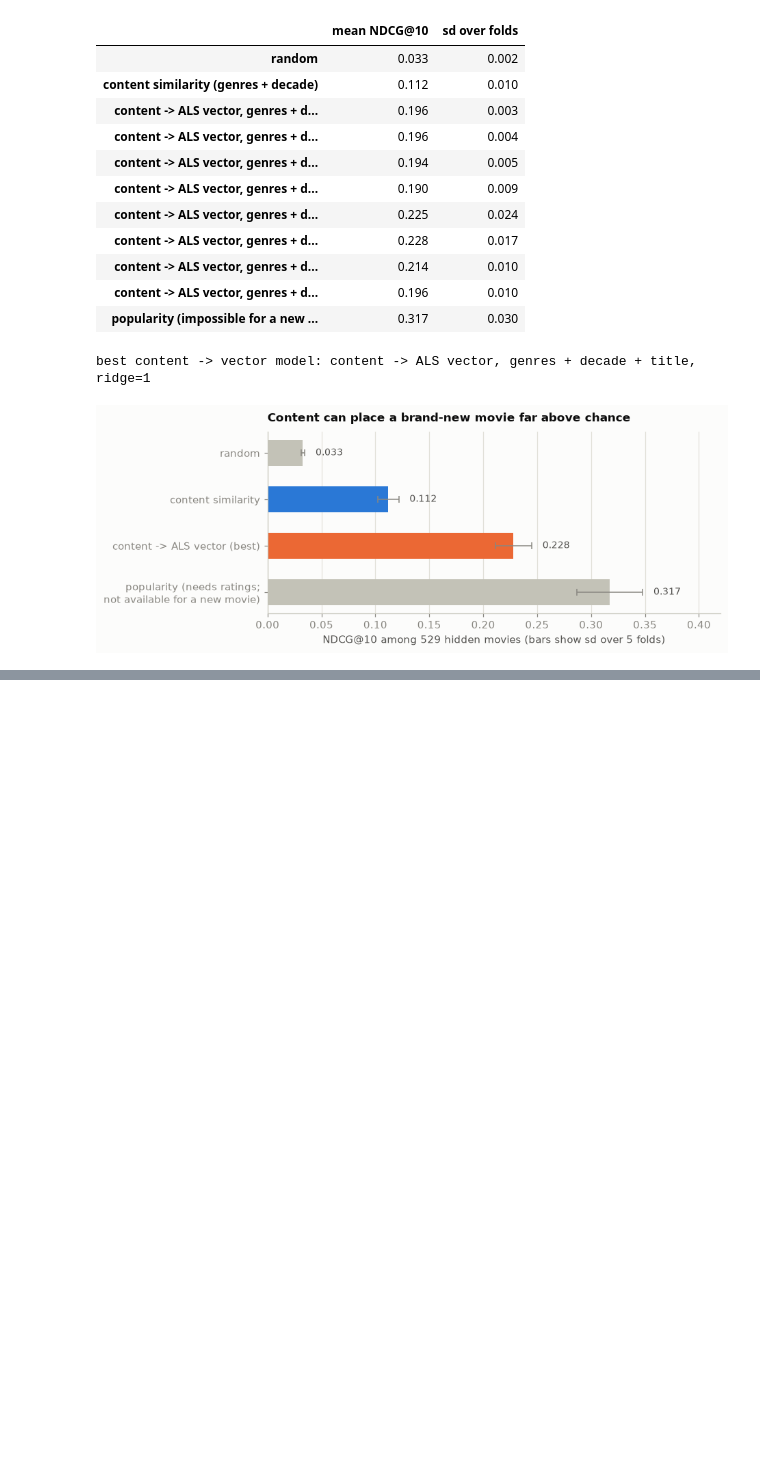
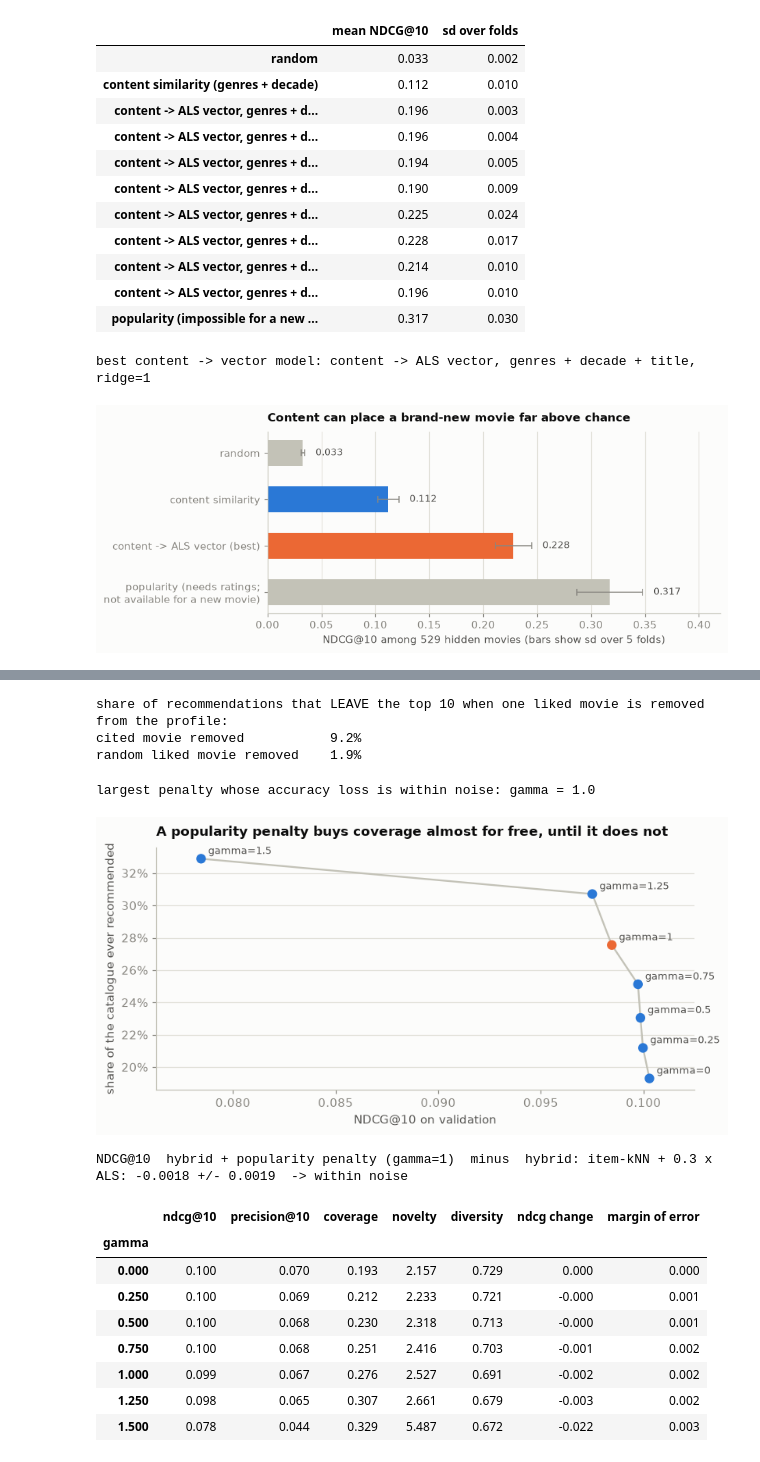
Before and after one commit to anushka-tyagi01/movie-recommendation-engine, a Jupyter notebook: notebooks/movie_recommendation_engine.ipynb, the cells around one changed output, grey strips where cells are left out. Cells and saved outputs as stored; diff of their text form; code cells hidden in the pictures; blank space fills up the shorter version.

```diff
--- a/notebooks/movie_recommendation_engine.ipynb
+++ b/notebooks/movie_recommendation_engine.ipynb
@@ -1545,0 +1730,80 @@ best content -> vector model: content -> ALS vector, genres + decade + title, ri
+# %%
+def zrow(v, unseen):
+    mu, sd = v[unseen].mean(), v[unseen].std() + 1e-9
+    return (v - mu) / sd
+
+rng = np.random.default_rng(SEED)
+sample = rng.choice(rows, 600, replace=False)
+outcome = {"cited movie removed": [], "random liked movie removed": []}
+for u in sample:
+    unseen = ~seen_train[u]
+    s_knn, z_als = S_knn[u].copy(), zrow(S_als[u], unseen)                # the ALS part is held fixed (see the note below)
+    base = zrow(s_knn, unseen) + best_w * z_als
+    base[~unseen] = -np.inf
+    top = np.argsort(-base, kind="stable")[:K]
+    liked_u = np.flatnonzero(R_lik[u])
+    for j in top:
+        cited = liked_u[np.argmax(sim_knn[liked_u, j])]
+        other = rng.choice(liked_u[liked_u != cited]) if len(liked_u) > 1 else cited
+        for name, m in [("cited movie removed", cited), ("random liked movie removed", other)]:
+            alt = zrow(s_knn - sim_knn[m], unseen) + best_w * z_als
+            alt[~unseen] = -np.inf
+            outcome[name].append((alt > alt[j]).sum() >= K)                # True = the item fell out of the top 10
+print("share of recommendations that LEAVE the top 10 when one liked movie is removed from the profile:")
+print(pd.Series({k: np.mean(v) for k, v in outcome.items()}).map("{:.1%}".format).to_string())
+# %% [output]
+share of recommendations that LEAVE the top 10 when one liked movie is removed from the profile:
+cited movie removed           9.2%
+random liked movie removed    1.9%
+# %%
+log_pop = np.log(train_n + 1.0)
+log_pop_z = ((log_pop - log_pop.mean()) / log_pop.std()).astype(np.float32)      # per movie: how popular it is, standardised
+
+gamma_grid = [0, 0.25, 0.5, 0.75, 1.0, 1.25, 1.5]
+H_rows, per_user, trade = S_hybrid[rows], {}, []
+for gam in gamma_grid:
+    recs = topk_chunked(H_rows - gam * log_pop_z[None, :], seen_rows)            # score = hybrid score - gamma * popularity
+    m = ranking_metrics(recs, rel_val[rows], K)
+    per_user[gam] = m["ndcg"]
+    trade.append({"gamma": gam, "ndcg@10": m["ndcg"].mean(), "precision@10": m["precision"].mean(),
+                  "coverage": catalogue_coverage(recs, n_items), "novelty": novelty(recs, item_pop_prob),
+                  "diversity": intra_list_diversity(recs, genre_mat)})
+trade = pd.DataFrame(trade).set_index("gamma")
+loss = {g_: per_user[g_] - per_user[0] for g_ in gamma_grid}                      # paired, per user
+trade["ndcg change"] = [loss[g_].mean() for g_ in gamma_grid]
+trade["margin of error"] = [1.96 * loss[g_].std(ddof=1) / np.sqrt(len(rows)) if g_ else 0.0 for g_ in gamma_grid]
+safe = [g_ for g_ in gamma_grid if trade.loc[g_, "ndcg change"] > -trade.loc[g_, "margin of error"]]   # accuracy loss not distinguishable from noise
+best_gamma = max(safe)
+print("largest penalty whose accuracy loss is within noise: gamma =", best_gamma)
+
+fig, ax = plt.subplots(figsize=(7.5, 3.8))
+ax.plot(trade["ndcg@10"], trade["coverage"], color=GRAY, lw=1.5)
+ax.scatter(trade["ndcg@10"], trade["coverage"], color=[ORANGE if g_ == best_gamma else BLUE for g_ in trade.index], s=50, zorder=3)
+for g_, r in trade.iterrows():
+    ax.annotate(f"gamma={g_:g}", (r["ndcg@10"], r["coverage"]), textcoords="offset points", xytext=(6, 4), fontsize=8.5, color=INK2)
+ax.set(title="A popularity penalty buys coverage almost for free, until it does not",
+       xlabel="NDCG@10 on validation", ylabel="share of the catalogue ever recommended")
+ax.yaxis.set_major_formatter(lambda v, _: f"{v:.0%}")
+ax.margins(x=0.1)
+only_grid(ax, "y")
+plt.tight_layout(); plt.show()
+
+FINAL = f"hybrid + popularity penalty (gamma={best_gamma:g})"
+S_final = S_hybrid - best_gamma * log_pop_z[None, :]
+_ = evaluate_model(FINAL, S_final, "val")
+d, moe = paired_diff(FINAL, HYBRID)
+print(f"NDCG@10  {FINAL}  minus  {HYBRID}: {d:+.4f} +/- {moe:.4f}  -> {'real' if abs(d) > moe else 'within noise'}")
+trade.round(4)
+# %% [output]
+largest penalty whose accuracy loss is within noise: gamma = 1.0
+[figure, added]
+NDCG@10  hybrid + popularity penalty (gamma=1)  minus  hybrid: item-kNN + 0.3 x ALS: -0.0018 +/- 0.0019  -> within noise
+|  | ndcg@10 | precision@10 | coverage | novelty | diversity | ndcg change | margin of error |
+| gamma |  |  |  |  |  |  |  |
+| 0.000 | 0.100 | 0.070 | 0.193 | 2.157 | 0.729 | 0.000 | 0.000 |
+| 0.250 | 0.100 | 0.069 | 0.212 | 2.233 | 0.721 | -0.000 | 0.001 |
+| 0.500 | 0.100 | 0.068 | 0.230 | 2.318 | 0.713 | -0.000 | 0.001 |
+| 0.750 | 0.100 | 0.068 | 0.251 | 2.416 | 0.703 | -0.001 | 0.002 |
+| 1.000 | 0.099 | 0.067 | 0.276 | 2.527 | 0.691 | -0.002 | 0.002 |
+| 1.250 | 0.098 | 0.065 | 0.307 | 2.661 | 0.679 | -0.003 | 0.002 |
+| 1.500 | 0.078 | 0.044 | 0.329 | 5.487 | 0.672 | -0.022 | 0.003 |
```
Also changed, not shown: parts of 20 cells of this notebook.
